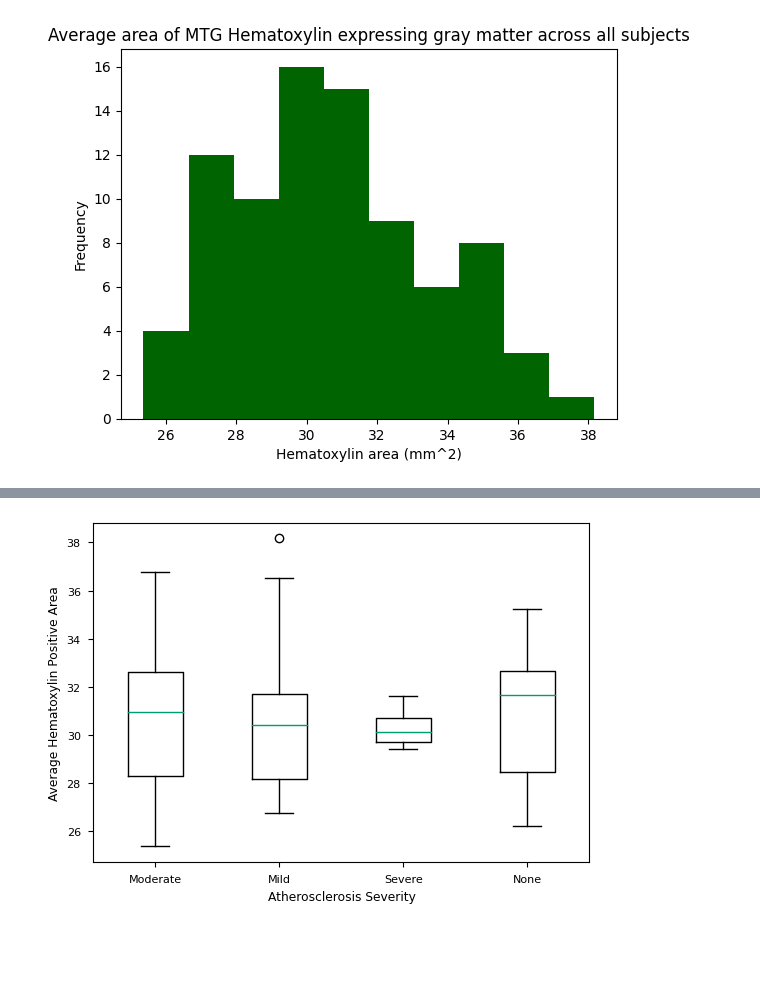
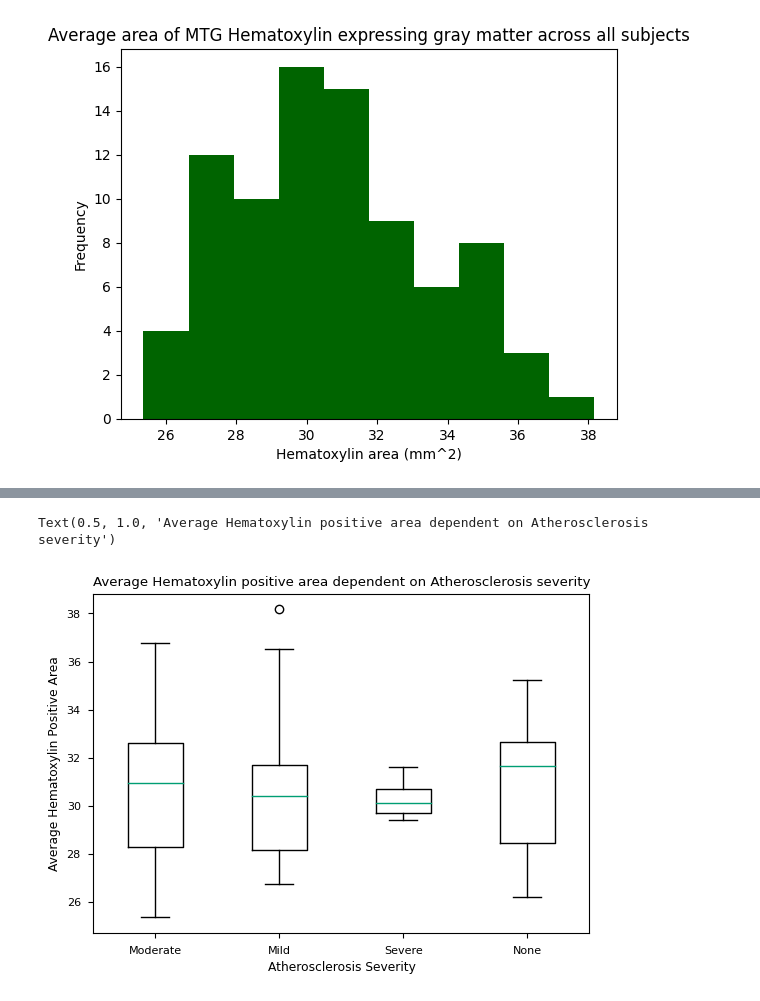
Before and after one commit to amandafriedmann/NEUR-Data-Analysis, a Jupyter notebook: FINAL_PROJECT_WORK.ipynb, the cells around one changed output, grey strips where cells are left out. Saved outputs shown, nothing was run; the diff lists cells and outputs as text; code cells hidden in the pictures; blank space fills up the shorter version.

```diff
--- a/FINAL_PROJECT_WORK.ipynb
+++ b/FINAL_PROJECT_WORK.ipynb
@@ -93,15 +95,17 @@ plt.style.use('seaborn-paper')
 # %%
 #boxplot for average Hematoxylin positive nucleus area_Grey matter across different groups
 
 moderate_number = moderate_df['average Hematoxylin positive nucleus area_Grey matter']
 mild_number = mild_df['average Hematoxylin positive nucleus area_Grey matter']
 severe_number = severe_df['average Hematoxylin positive nucleus area_Grey matter']
 none_number = none_df['average Hematoxylin positive nucleus area_Grey matter']
 data = [moderate_number.tolist(), mild_number.tolist(), severe_number.tolist(), none_number.tolist()]
 plt.boxplot(data)
 plt.xlabel('Atherosclerosis Severity')
 plt.ylabel('Average Hematoxylin Positive Area')
 plt.xticks([1,2,3,4],['Moderate', 'Mild', 'Severe', 'None'])
 plt.style.use('seaborn-colorblind')
+plt.title('Average Hematoxylin positive area dependent on Atherosclerosis severity')
 # %% [output]
+Text(0.5, 1.0, 'Average Hematoxylin positive area dependent on Atherosclerosis severity')
-[figure, old version]
+[figure, new version]
```
Also changed, not shown: parts of 2 cells of this notebook.
